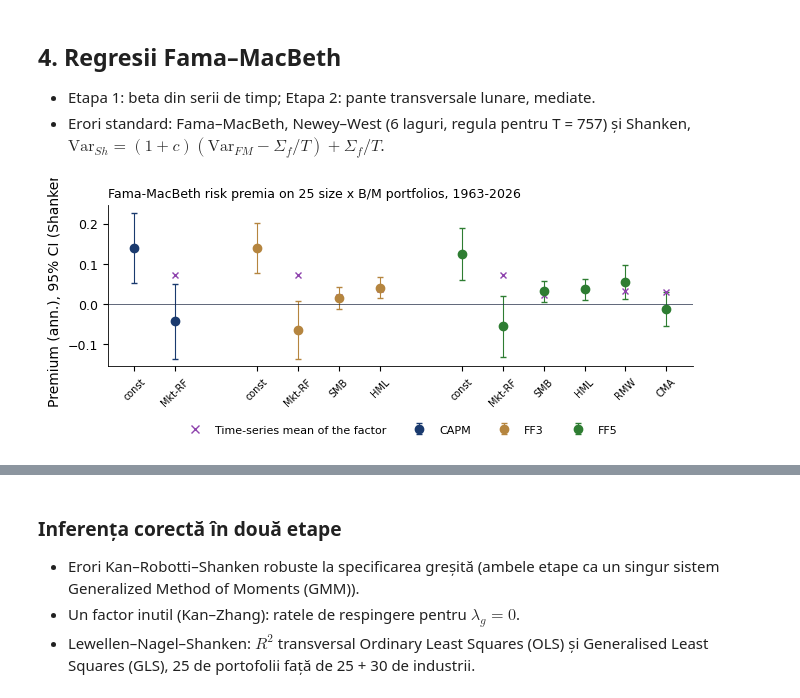
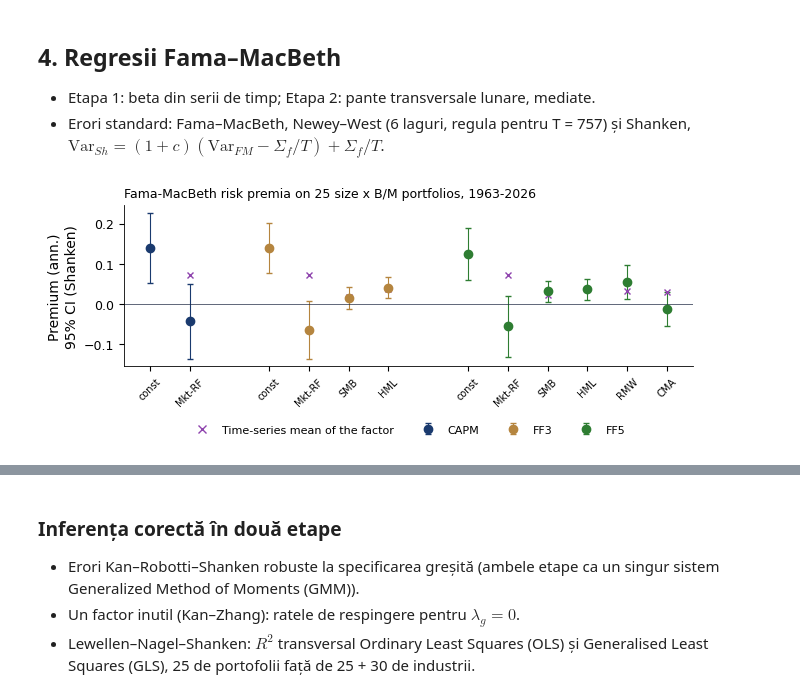
Before and after one commit to danpele/MFM, a Jupyter notebook: notebooks/RO/capitol3_notebook_curs.ipynb, the cells around one changed output, grey strips where cells are left out. Saved outputs shown, nothing was run; the diff lists cells and outputs as text; code cells hidden in the pictures.

```diff
--- a/notebooks/RO/capitol3_notebook_curs.ipynb
+++ b/notebooks/RO/capitol3_notebook_curs.ipynb
@@ -714,35 +712,35 @@ def fig_fama_macbeth():
     for k, c in zip(models, [MainBlue, Amber, Forest]):
         d = out[k]
         xs = np.arange(len(d)) + x0
         ax.errorbar(xs, d['lambda'], yerr=1.96 * d['se_shanken'], fmt='o', color=c, capsize=2, lw=0.8, label=k)
         ax.plot(xs[1:], d['factor_mean'].iloc[1:], 'x', color=Purple, ms=5)
         labels += [f'{k}: {n.replace("SMB_FF3", "SMB")}' for n in d.index]
         x0 += len(d) + 1
     ax.plot([], [], 'x', color=Purple, label='Time-series mean of the factor')
     ax.axhline(0, color=Gray, lw=0.5)
     ticks = []
     x0 = 0
     for k in models:
         ticks += list(np.arange(len(out[k])) + x0)
         x0 += len(out[k]) + 1
     ax.set_xticks(ticks, [l.split(': ')[1] for l in labels], rotation=45, fontsize=7)
-    ax.set_ylabel('Premium (ann.), 95% CI (Shanken)')
+    ax.set_ylabel('Premium (ann.)\n95% CI (Shanken)')
     ax.set_title('Fama-MacBeth risk premia on 25 size x B/M portfolios, 1963-2026', fontsize=9, loc='left')
     legend_outside_bottom(ax, ncol=4, y=-0.3)
     plt.tight_layout()
     save_fig('ch3_fama_macbeth')
     r = {k: v.round(4).reset_index().to_dict(orient='records') for k, v in out.items()}
     # dispersion of the pass-1 market betas across the 25 portfolios (identification of the market premium)
     r['market_betas'] = {}
     for k, v in models.items():
         b = np.linalg.lstsq(np.column_stack([np.ones(len(ex)), F[v].values]), ex.values, rcond=None)[0][1]
         r['market_betas'][k] = dict(min=float(b.min()), max=float(b.max()), sd=float(b.std(ddof=1)))
     return r
 
 
 fig_fama_macbeth()
 # %% [output]
-[figure, old version]
+[figure, new version]
 {'CAPM': [{'index': 'const',
    'lambda': 0.1398,
    'se_fm': 0.0444,
```
Also changed, not shown: parts of 12 cells of this notebook, 21 other files.
